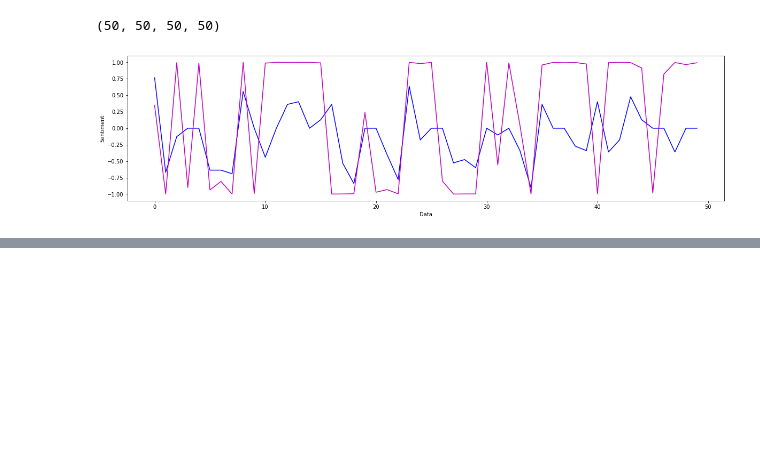
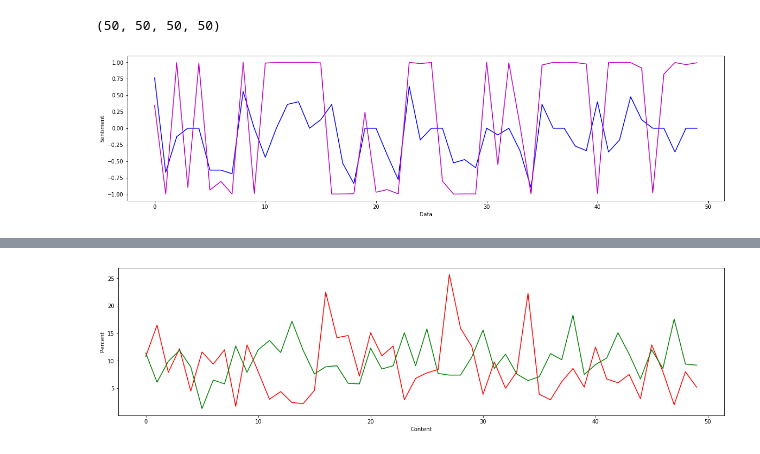
Before and after one commit to arabind-meher/News-Data-Analysis, a Jupyter notebook: 03_sentiment_analysis_on_news_data.ipynb, the cells around one changed output, grey strips where cells are left out. Drawn from its saved outputs; the diff is of its cells as text; code cells hidden in the pictures; blank space fills up the shorter version.

```diff
--- a/03_sentiment_analysis_on_news_data.ipynb
+++ b/03_sentiment_analysis_on_news_data.ipynb
@@ -83,0 +86,9 @@ plt.show()
+# %%
+plt.rcParams['figure.figsize'] = 20, 5
+plt.plot(content_negative, 'r', label='Negative')
+plt.plot(content_positive, 'g', label='Positive')
+plt.xlabel('Content')
+plt.ylabel('Percent')
+plt.show()
+# %% [output]
+[figure, added]
```
Also changed, not shown: parts of 6 cells of this notebook, 1 other file.
